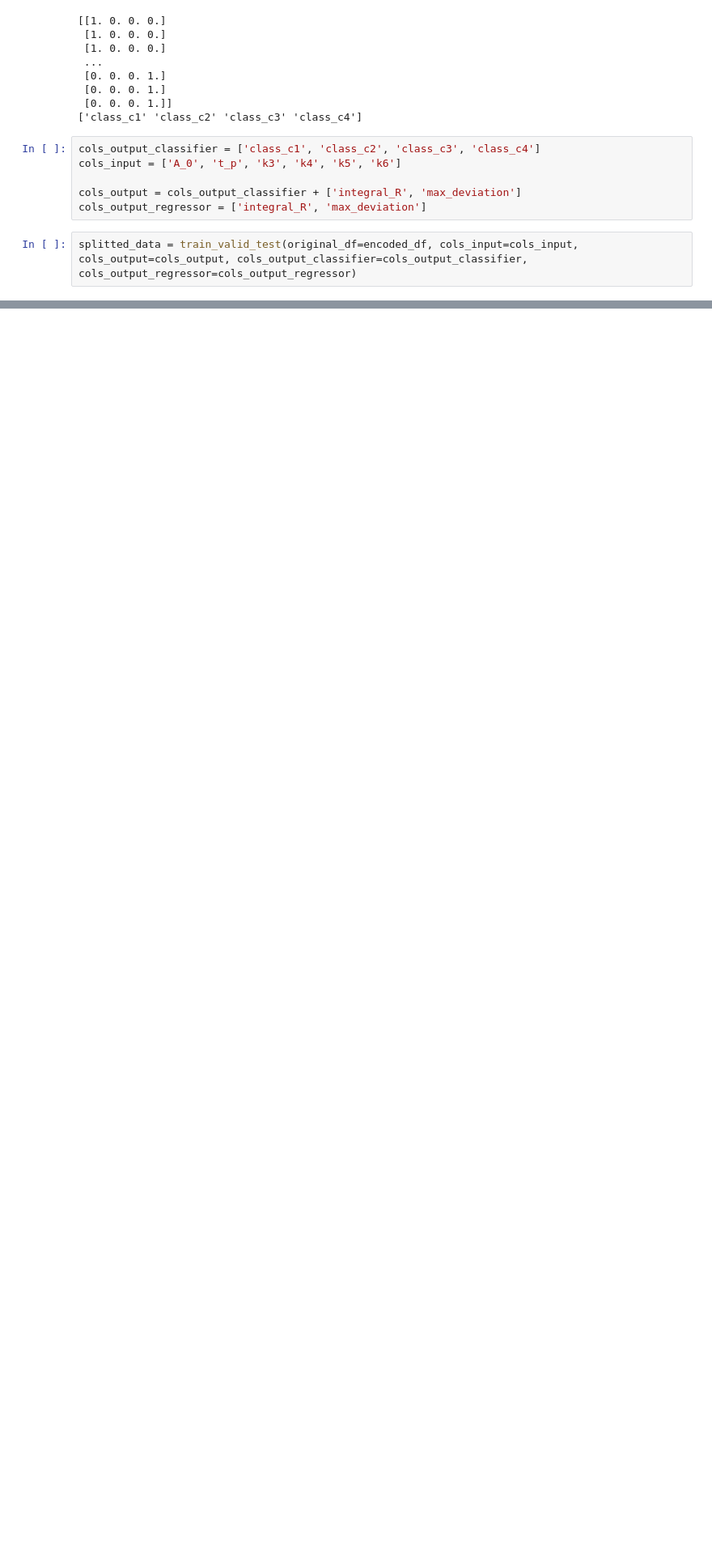
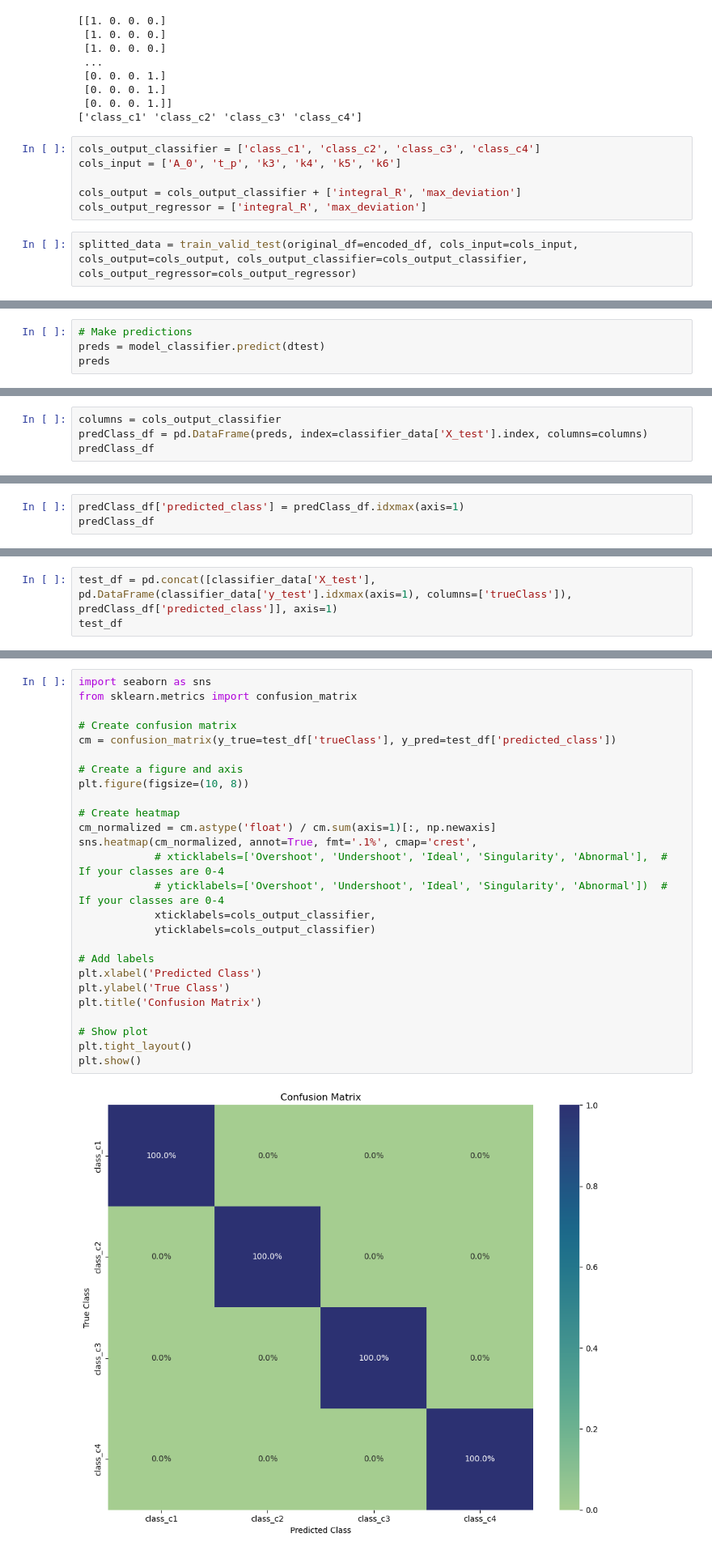
Before and after one commit to fanrado/CHN_CLASSIFIER_CE, a Jupyter notebook: Nb_classifier_with_util.ipynb, the cells around one changed output, grey strips where cells are left out. Shown at 81% size. Cells and saved outputs as stored; diff of their text form; blank space fills up the shorter version.

```diff
--- a/Nb_classifier_with_util.ipynb
+++ b/Nb_classifier_with_util.ipynb
@@ -291,0 +572,4 @@ plt.show()
+# %%
+# Make predictions
+preds = model_classifier.predict(dtest)
+preds
@@ -291,0 +588,4 @@ plt.show()
+# %%
+columns = cols_output_classifier
+predClass_df = pd.DataFrame(preds, index=classifier_data['X_test'].index, columns=columns)
+predClass_df
@@ -291,0 +606,3 @@ plt.show()
+# %%
+predClass_df['predicted_class'] = predClass_df.idxmax(axis=1)
+predClass_df
@@ -291,0 +623,3 @@ plt.show()
+# %%
+test_df = pd.concat([classifier_data['X_test'], pd.DataFrame(classifier_data['y_test'].idxmax(axis=1), columns=['trueClass']), predClass_df['predicted_class']], axis=1)
+test_df
@@ -291,0 +645,28 @@ plt.show()
+# %%
+import seaborn as sns
+from sklearn.metrics import confusion_matrix
+
+# Create confusion matrix
+cm = confusion_matrix(y_true=test_df['trueClass'], y_pred=test_df['predicted_class'])
+
+# Create a figure and axis
+plt.figure(figsize=(10, 8))
+
+# Create heatmap
+cm_normalized = cm.astype('float') / cm.sum(axis=1)[:, np.newaxis]
+sns.heatmap(cm_normalized, annot=True, fmt='.1%', cmap='crest',
+            # xticklabels=['Overshoot', 'Undershoot', 'Ideal', 'Singularity', 'Abnormal'],  # If your classes are 0-4
+            # yticklabels=['Overshoot', 'Undershoot', 'Ideal', 'Singularity', 'Abnormal'])  # If your classes are 0-4
+            xticklabels=cols_output_classifier,
+            yticklabels=cols_output_classifier)
+
+# Add labels
+plt.xlabel('Predicted Class')
+plt.ylabel('True Class')
+plt.title('Confusion Matrix')
+
+# Show plot
+plt.tight_layout()
+plt.show()
+# %% [output]
+[figure, added]
```
Also changed, not shown: parts of 50 cells of this notebook.
